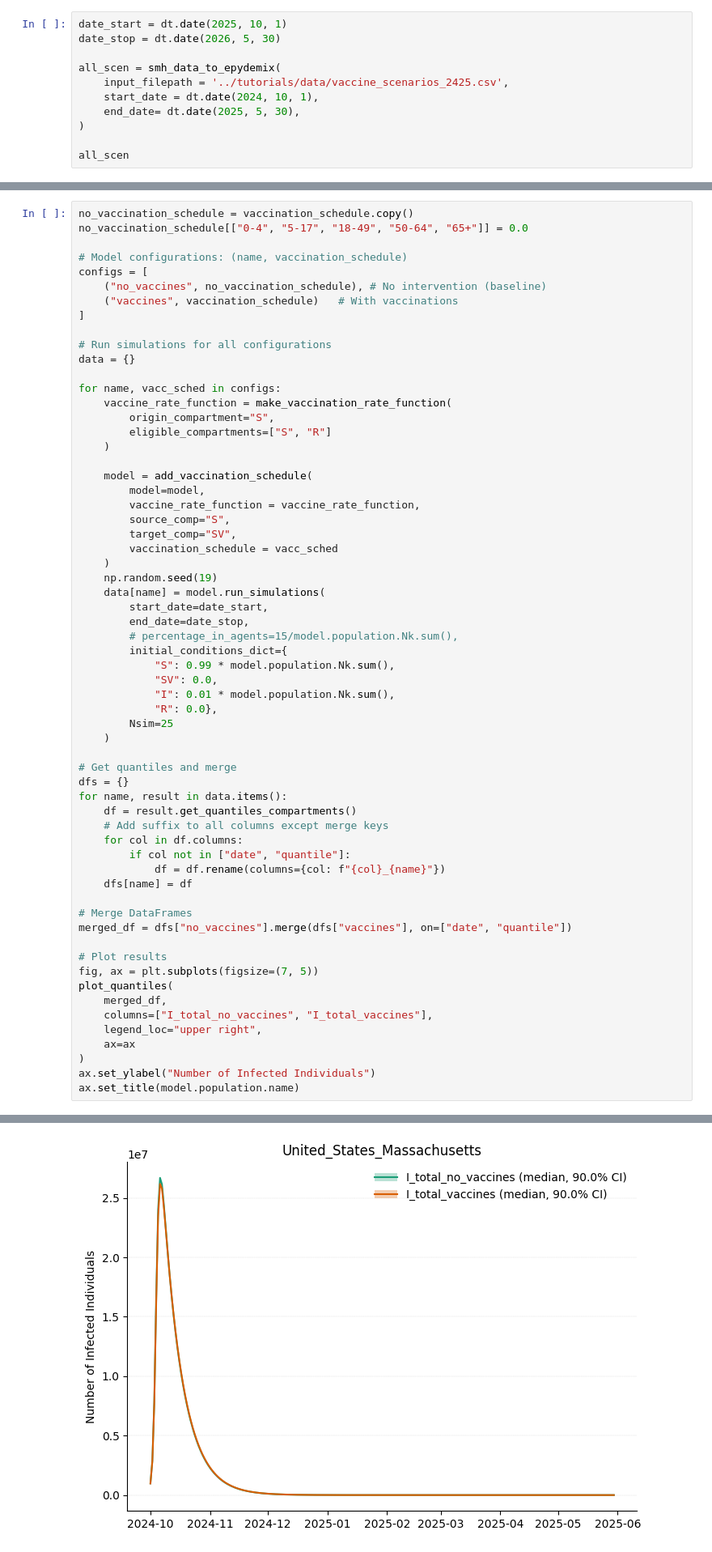
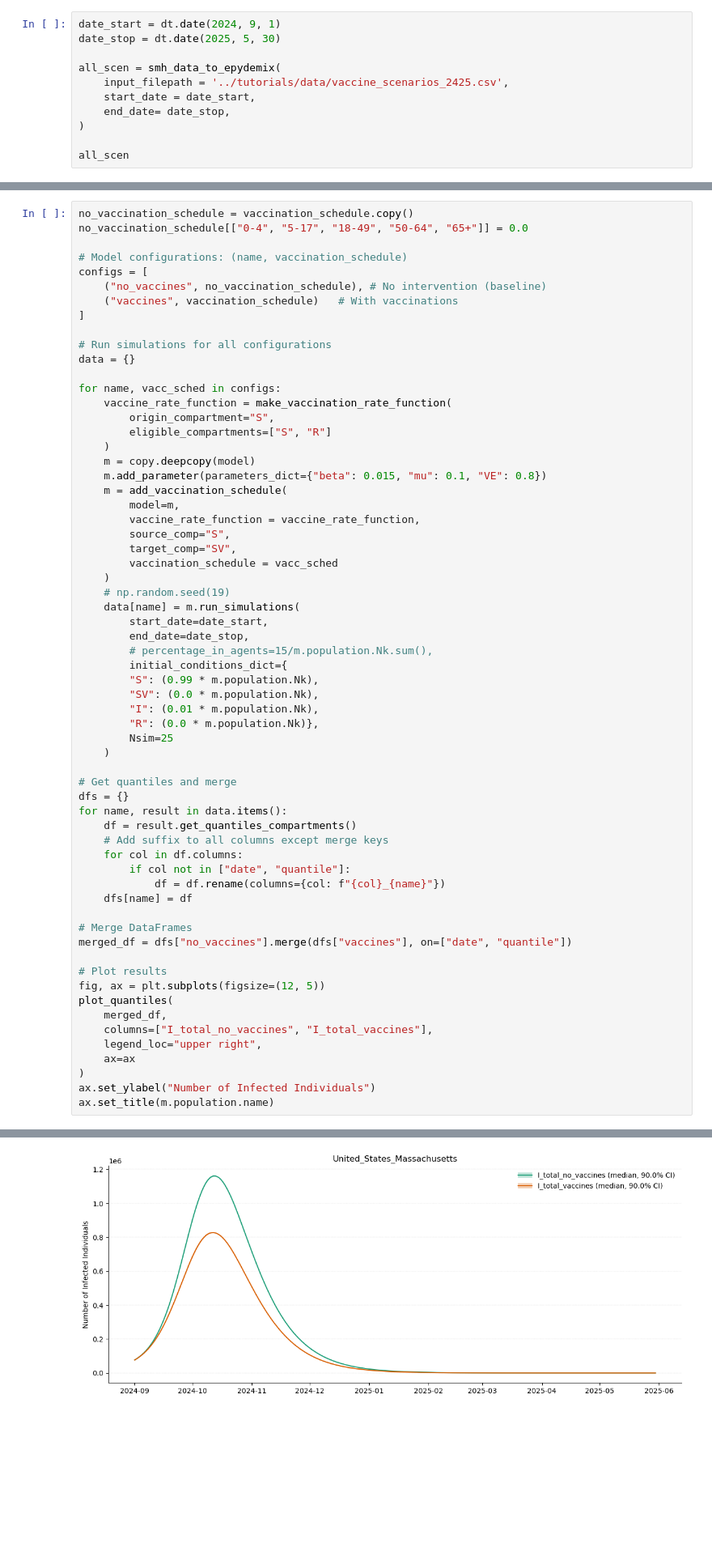
Before and after one commit to mobs-lab/epymodelingsuite, a Jupyter notebook: tutorials/Tutorial_Vaccinations.ipynb, the cells around one changed output, grey strips where cells are left out. Shown at 81% size. Drawn from its saved outputs; the diff is of its cells as text; blank space fills up the shorter version.

```diff
--- a/tutorials/Tutorial_Vaccinations.ipynb
+++ b/tutorials/Tutorial_Vaccinations.ipynb
@@ -44,13 +45,13 @@ To create a vaccine schedule from the flu scenario modeling hub scenarios, we ca
 
 If you wish, you can specify any custom vaccination schedule that you like as long as it follows the format of the `DataFrame` below (one column for each age group in your model with one row for the total number of vaccinations administered on each day).
 # %%
-date_start = dt.date(2025, 10, 1)
-date_stop = dt.date(2026, 5, 30)
+date_start = dt.date(2024, 9, 1)
+date_stop = dt.date(2025, 5, 30)
 
 all_scen = smh_data_to_epydemix(
     input_filepath = '../tutorials/data/vaccine_scenarios_2425.csv',
-    start_date = dt.date(2024, 10, 1),
-    end_date= dt.date(2025, 5, 30),
+    start_date = date_start,
+    end_date= date_stop,
 )
 
 all_scen
@@ -129,53 +129,54 @@ for name, vacc_sched in configs:
         origin_compartment="S",
         eligible_compartments=["S", "R"]
     )
-
-    model = add_vaccination_schedule(
-        model=model,
+    m = copy.deepcopy(model)
+    m.add_parameter(parameters_dict={"beta": 0.015, "mu": 0.1, "VE": 0.8})
+    m = add_vaccination_schedule(
+        model=m,
         vaccine_rate_function = vaccine_rate_function,
         source_comp="S",
         target_comp="SV",
         vaccination_schedule = vacc_sched
     )
-    np.random.seed(19)
-    data[name] = model.run_simulations(
+    # np.random.seed(19)
+    data[name] = m.run_simulations(
         start_date=date_start,
         end_date=date_stop,
-        # percentage_in_agents=15/model.population.Nk.sum(),
+        # percentage_in_agents=15/m.population.Nk.sum(),
         initial_conditions_dict={
-            "S": 0.99 * model.population.Nk.sum(),
-            "SV": 0.0,
-            "I": 0.01 * model.population.Nk.sum(),
-            "R": 0.0},
+        "S": (0.99 * m.population.Nk),
+        "SV": (0.0 * m.population.Nk),
+        "I": (0.01 * m.population.Nk),
+        "R": (0.0 * m.population.Nk)},
         Nsim=25
     )
 
 # Get quantiles and merge
 dfs = {}
 for name, result in data.items():
     df = result.get_quantiles_compartments()
     # Add suffix to all columns except merge keys
     for col in df.columns:
         if col not in ["date", "quantile"]:
             df = df.rename(columns={col: f"{col}_{name}"})
     dfs[name] = df
 
 # Merge DataFrames
 merged_df = dfs["no_vaccines"].merge(dfs["vaccines"], on=["date", "quantile"])
 
 # Plot results
-fig, ax = plt.subplots(figsize=(7, 5))
+fig, ax = plt.subplots(figsize=(12, 5))
 plot_quantiles(
     merged_df,
     columns=["I_total_no_vaccines", "I_total_vaccines"],
     legend_loc="upper right",
     ax=ax
 )
 ax.set_ylabel("Number of Infected Individuals")
-ax.set_title(model.population.name)
+ax.set_title(m.population.name)
 # %% [output]
 Text(0.5, 1.0, 'United_States_Massachusetts')
-[figure, old version]
+[figure, new version]
 # %% [markdown]
 As expected, vaccinations reduce the severity of the epidemic. The trajectory with vaccinations implemented has a lower peak relative to the scenario where no vaccines are administered.
 
```
Also changed, not shown: parts of 4 cells of this notebook.
